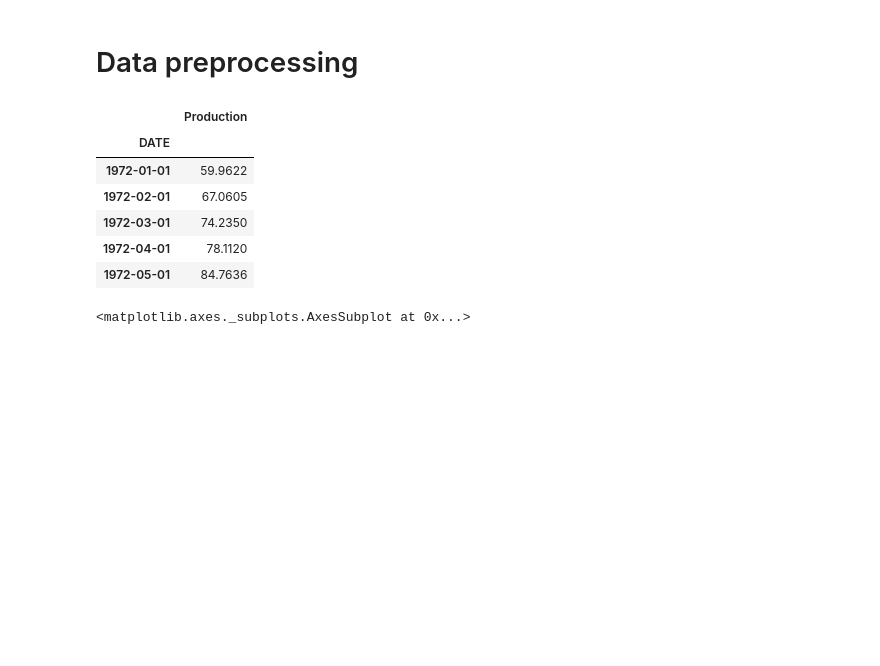
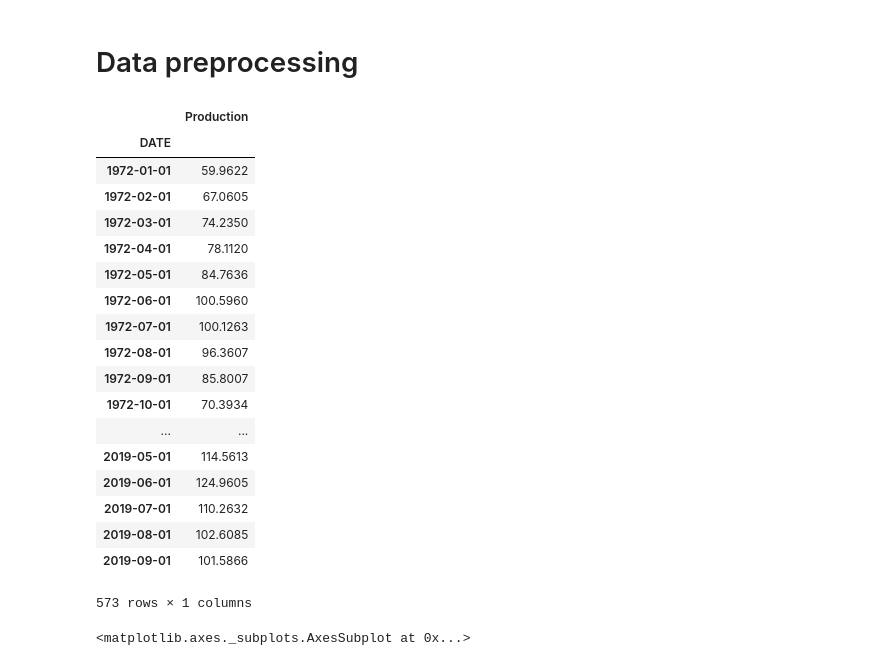
Before and after one commit to Elsaam2y/RNN_production_time_series, a Jupyter notebook: RNN_TimesSeries.ipynb, the cells around one changed output. Cells and saved outputs as stored; diff of their text form; code cells hidden in the pictures; blank space fills up the shorter version.

```diff
--- a/RNN_TimesSeries.ipynb
+++ b/RNN_TimesSeries.ipynb
@@ -13,15 +13,27 @@ import matplotlib.pyplot as plt
 data = pd.read_csv('production.csv', index_col='DATE',parse_dates=True)
 # %%
 data.columns = ['Production']
-data.head()
+data
 # %% [output]
 |  | Production |
 | DATE |  |
 | 1972-01-01 | 59.9622 |
 | 1972-02-01 | 67.0605 |
 | 1972-03-01 | 74.2350 |
 | 1972-04-01 | 78.1120 |
 | 1972-05-01 | 84.7636 |
+| 1972-06-01 | 100.5960 |
+| 1972-07-01 | 100.1263 |
+| 1972-08-01 | 96.3607 |
+| 1972-09-01 | 85.8007 |
+| 1972-10-01 | 70.3934 |
+| ... | ... |
+| 2019-05-01 | 114.5613 |
+| 2019-06-01 | 124.9605 |
+| 2019-07-01 | 110.2632 |
+| 2019-08-01 | 102.6085 |
+| 2019-09-01 | 101.5866 |
+573 rows × 1 columns
 # %%
 data.plot()
 # %% [output]
```
Also changed, not shown: parts of 23 cells of this notebook.
